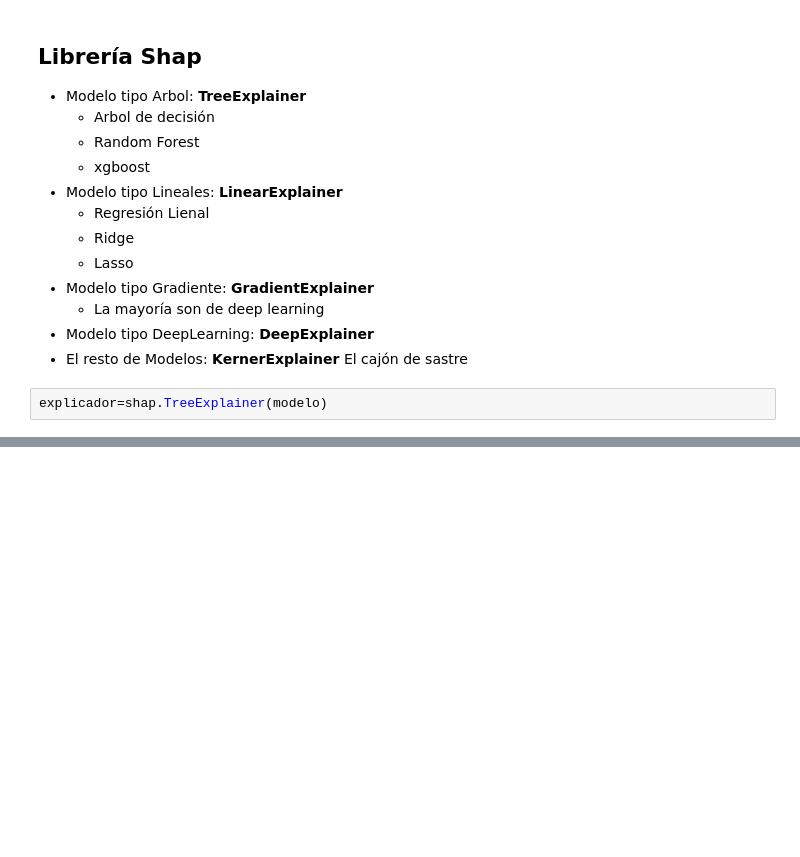
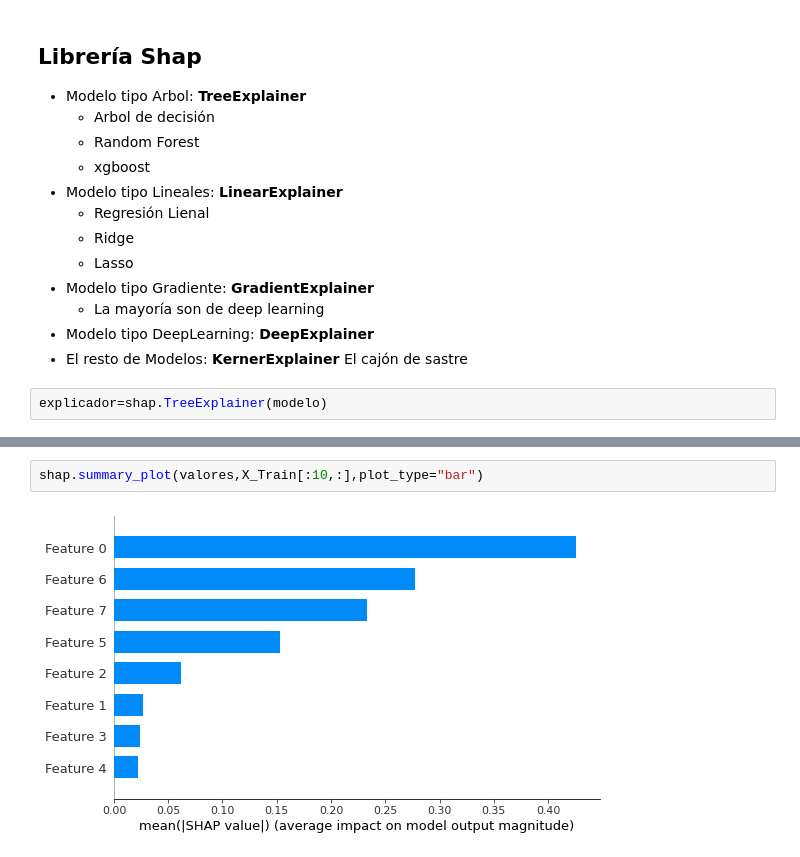
Before and after one commit to felixballestergoytia/Bootcamp_Sep2022, a Jupyter notebook: Shapley/valores_Shapley.ipynb, the cells around one changed output, grey strips where cells are left out. Drawn from its saved outputs; the diff is of its cells as text; blank space fills up the shorter version.

```diff
--- a/Shapley/valores_Shapley.ipynb
+++ b/Shapley/valores_Shapley.ipynb
@@ -93,0 +119,4 @@ valores
+# %%
+shap.summary_plot(valores,X_Train[:10,:],plot_type="bar")
+# %% [output]
+[figure, added]
```
Also changed, not shown: parts of 10 cells of this notebook, 1 other file.
